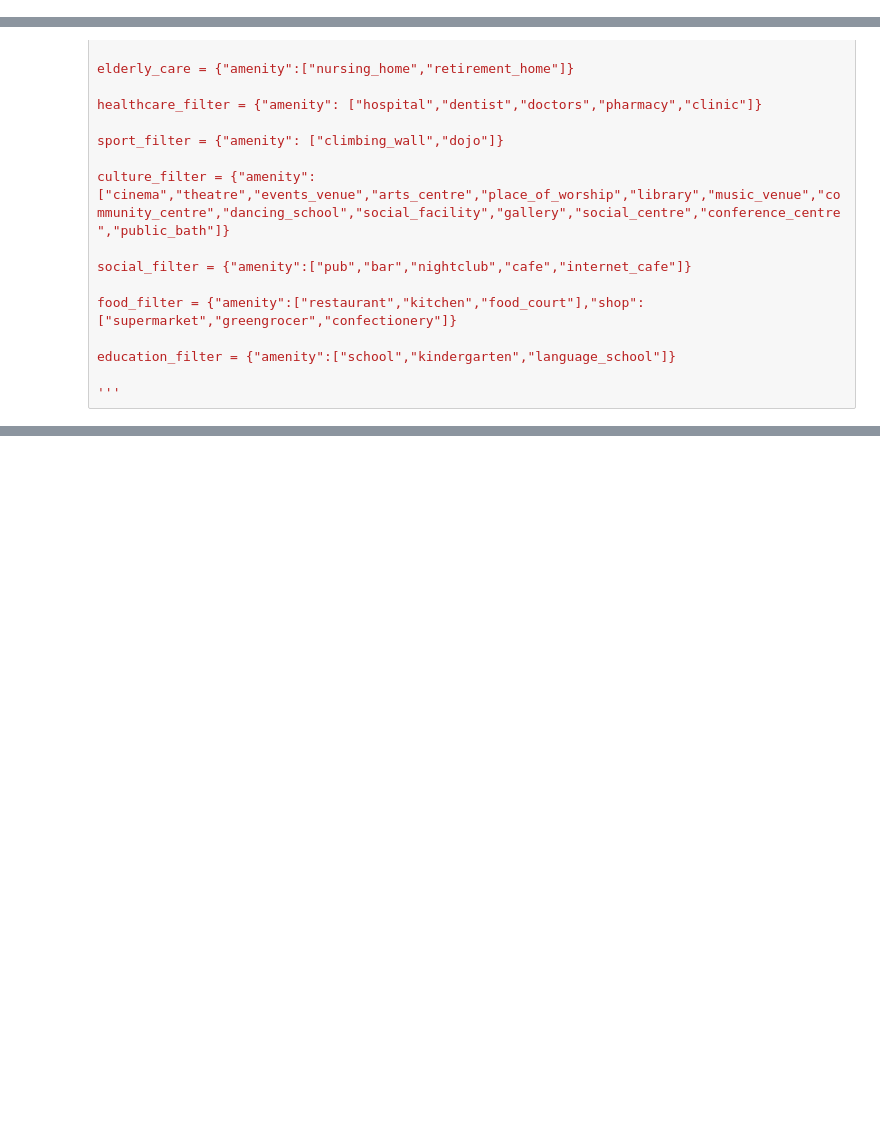
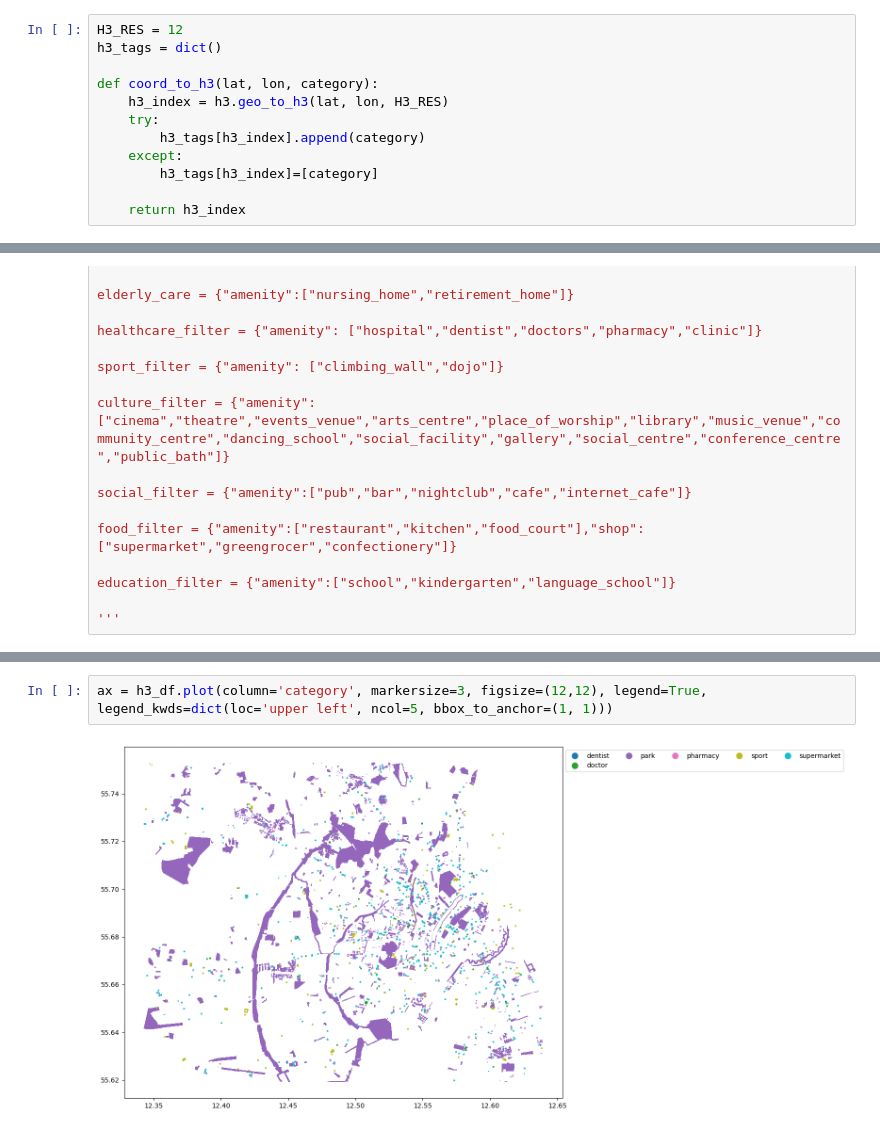
Before and after one commit to hextransit/n-minute-city, a Jupyter notebook: python/get_pois.ipynb, the cells around one changed output, grey strips where cells are left out. Drawn from its saved outputs; the diff is of its cells as text; blank space fills up the shorter version.

```diff
--- a/python/get_pois.ipynb
+++ b/python/get_pois.ipynb
@@ -5,3 +62,15 @@ import pandas as pd
+# %%
+H3_RES = 12
+h3_tags = dict()
+
+def coord_to_h3(lat, lon, category):
+    h3_index = h3.geo_to_h3(lat, lon, H3_RES)
+    try:
+        h3_tags[h3_index].append(category)
+    except:
+        h3_tags[h3_index]=[category]
+
+    return h3_index
 # %%
 osm = OSM("copenhagen_test.pbf")
 # %%
@@ -162,3 +241,7 @@ pd.DataFrame(pois['poi_type'].value_counts()).to_csv("list_of_poi_types.csv")
+# %%
+ax = h3_df.plot(column='category', markersize=3, figsize=(12,12), legend=True, legend_kwds=dict(loc='upper left', ncol=5, bbox_to_anchor=(1, 1)))
+# %% [output]
+[figure, added]
 # %%
 # Plot
 ax = pois.plot(column='poi_type', markersize=3, figsize=(12,12), legend=True, legend_kwds=dict(loc='upper left', ncol=5, bbox_to_anchor=(1, 1)))
```
Also changed, not shown: parts of 18 cells of this notebook, 1 other file.
